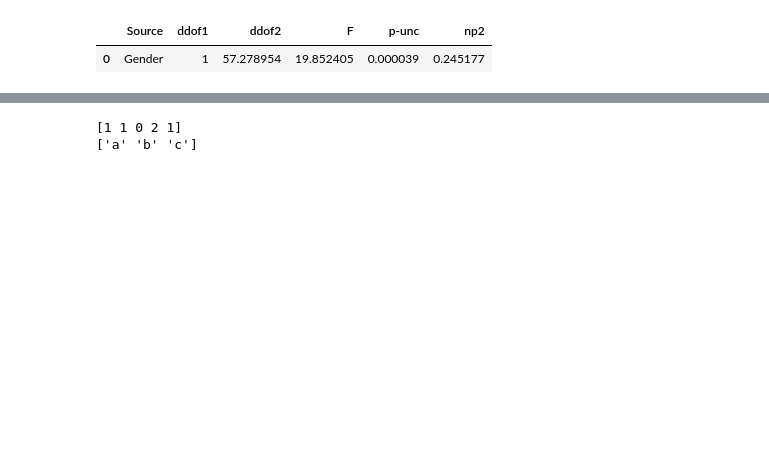
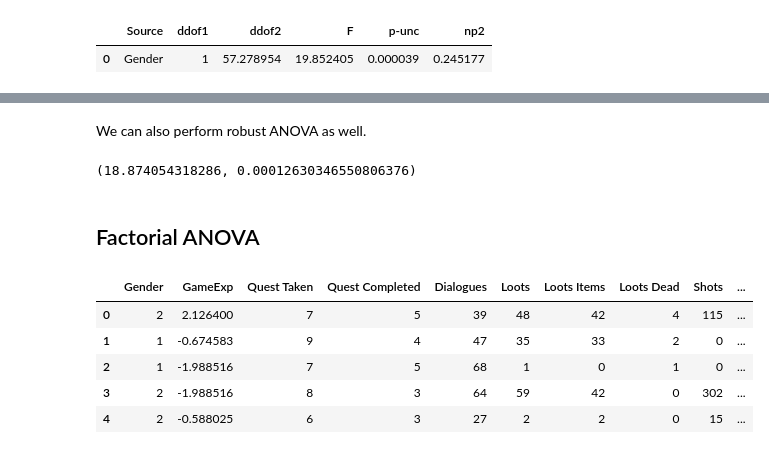
Before and after one commit to ttellner/GameDataScienceInPython, a Jupyter notebook: Labs_Chapter3_Python/Chapter3_Lab2.ipynb, the cells around one changed output, grey strips where cells are left out. Drawn from its saved outputs; the diff is of its cells as text; code cells hidden in the pictures; blank space fills up the shorter version.

Commit message:
updated final anova from lab3.2

```diff
--- a/Labs_Chapter3_Python/Chapter3_Lab2.ipynb
+++ b/Labs_Chapter3_Python/Chapter3_Lab2.ipynb
@@ -193,7 +194,2 @@ Focus on the "p-unc" results. As you can see, it is far below the threshold of 0
-# %%
-codes, uniques = pd.factorize(['b', 'b', 'a', 'c', 'b'], sort=True)
-print(codes)
-print(uniques)
-# %% [output]
-[1 1 0 2 1]
-['a' 'b' 'c']
+# %% [markdown]
+We can also perform robust ANOVA as well.
@@ -199,0 +199,18 @@ print(uniques)
+# %%
+stat1, pval1 = sts.oneway.anova_oneway(vpal_df2["Expertise"], vpal_df2["Gender"], trim_frac=0.1)
+stat1, pval1
+# %% [output]
+(18.874054318286, 0.00012630346550806376)
+# %% [markdown]
+## Factorial ANOVA
+# %%
+vpal_df3 = pd.read_csv("VPALCovariats.csv")
+vpal_df3 = pd.DataFrame(vpal_df3)
+vpal_df3.head()
+# %% [output]
+|  | Gender | GameExp | Quest Taken | Quest Completed | Dialogues | Loots | Loots Items | Loots Dead | Shots | ... |
+| 0 | 2 | 2.126400 | 7 | 5 | 39 | 48 | 42 | 4 | 115 | ... |
+| 1 | 1 | -0.674583 | 9 | 4 | 47 | 35 | 33 | 2 | 0 | ... |
+| 2 | 1 | -1.988516 | 7 | 5 | 68 | 1 | 0 | 1 | 0 | ... |
+| 3 | 2 | -1.988516 | 8 | 3 | 64 | 59 | 42 | 0 | 302 | ... |
+| 4 | 2 | -0.588025 | 6 | 3 | 27 | 2 | 2 | 0 | 15 | ... |
```
Also changed, not shown: parts of 11 cells of this notebook.
